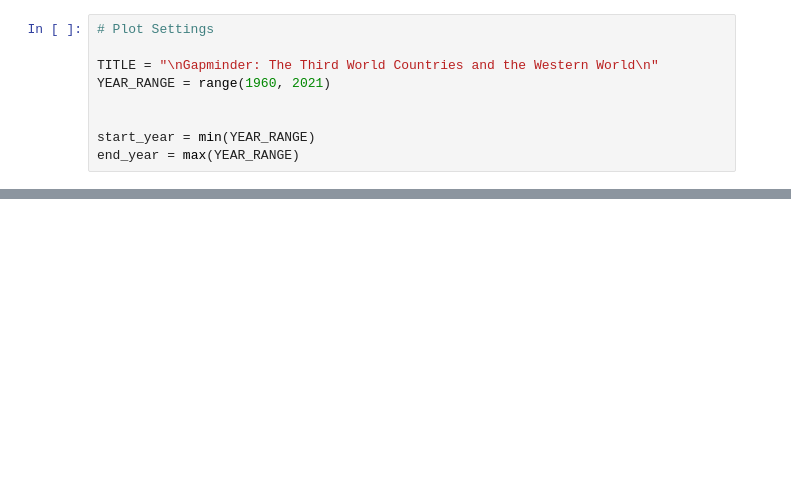
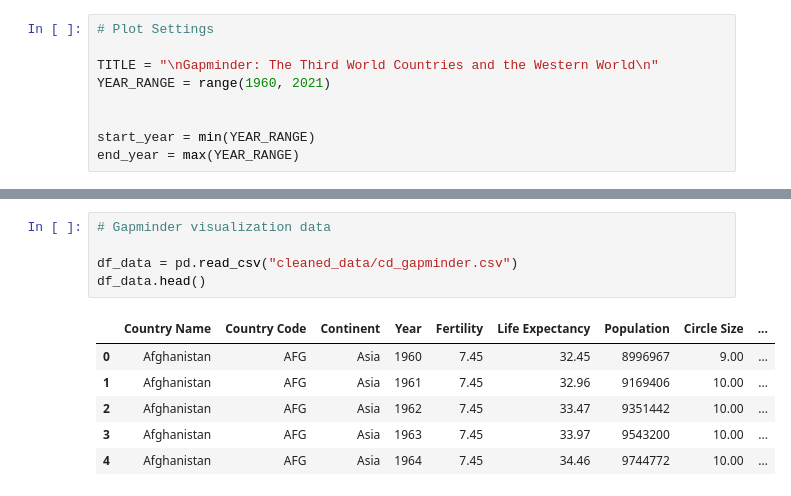
Before and after one commit to lajmcourses/CloningGapminder, a Jupyter notebook: 03_Gapminder_Visualization.ipynb, the cells around one changed output, grey strips where cells are left out. Drawn from its saved outputs; the diff is of its cells as text; blank space fills up the shorter version.

```diff
--- a/03_Gapminder_Visualization.ipynb
+++ b/03_Gapminder_Visualization.ipynb
@@ -83,0 +43,12 @@ WARNING:bokeh.core.validation.check:W-1000 (MISSING_RENDERERS): Plot has no rend
+# %%
+# Gapminder visualization data
+
+df_data = pd.read_csv("cleaned_data/cd_gapminder.csv")
+df_data.head()
+# %% [output]
+|  | Country Name | Country Code | Continent | Year | Fertility | Life Expectancy | Population | Circle Size | ... |
+| 0 | Afghanistan | AFG | Asia | 1960 | 7.45 | 32.45 | 8996967 | 9.00 | ... |
+| 1 | Afghanistan | AFG | Asia | 1961 | 7.45 | 32.96 | 9169406 | 10.00 | ... |
+| 2 | Afghanistan | AFG | Asia | 1962 | 7.45 | 33.47 | 9351442 | 10.00 | ... |
+| 3 | Afghanistan | AFG | Asia | 1963 | 7.45 | 33.97 | 9543200 | 10.00 | ... |
+| 4 | Afghanistan | AFG | Asia | 1964 | 7.45 | 34.46 | 9744772 | 10.00 | ... |
```
Also changed, not shown: parts of 8 cells of this notebook, 2 other files.
